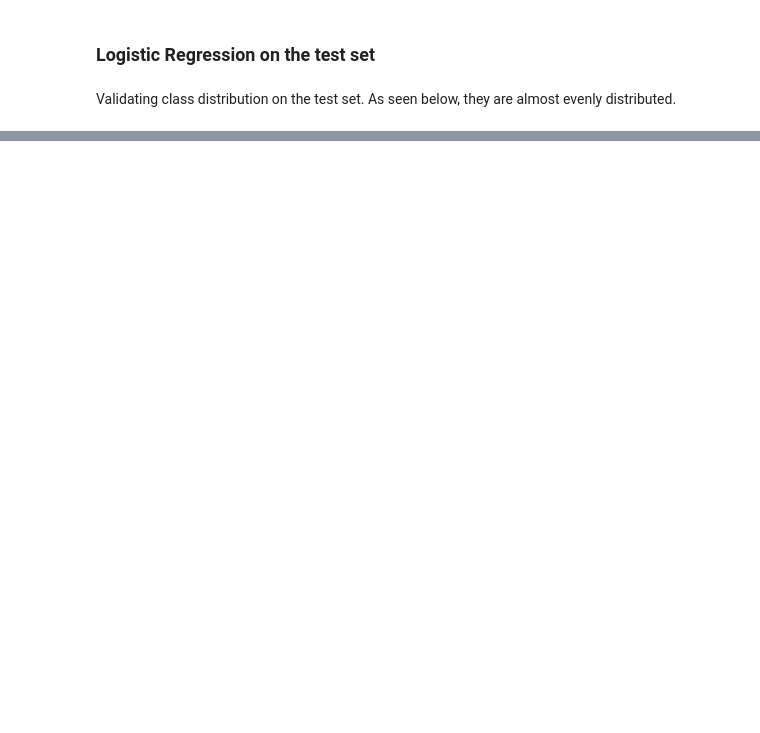
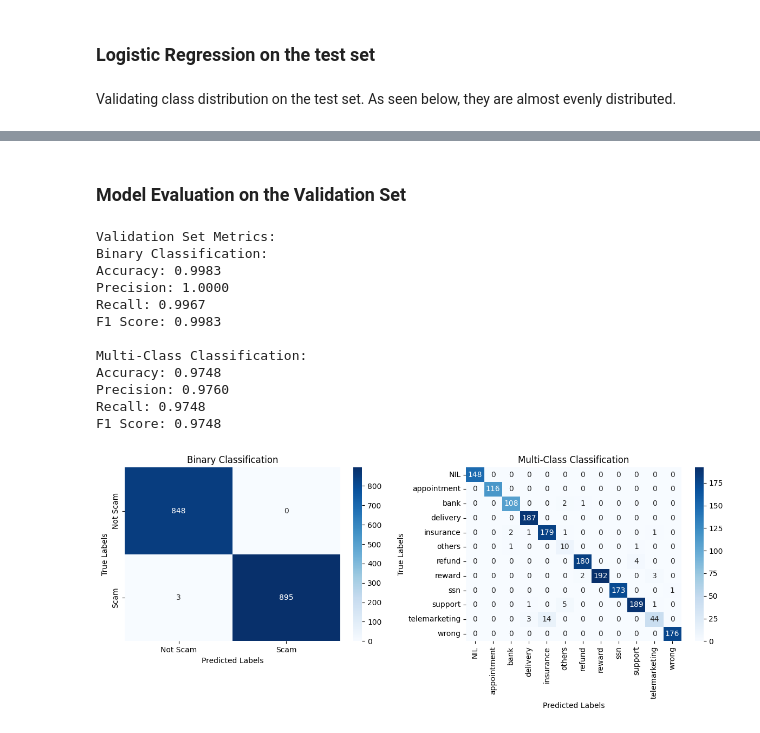
Before and after one commit to junxianyong/INF2008_P1-08, a Jupyter notebook: scam_detection/scam_detection.ipynb, the cells around one changed output, grey strips where cells are left out. Cells and saved outputs as stored; diff of their text form; code cells hidden in the pictures; blank space fills up the shorter version.

```diff
--- a/scam_detection/scam_detection.ipynb
+++ b/scam_detection/scam_detection.ipynb
@@ -861,0 +1332,35 @@ weighted avg       1.00      1.00      1.00      1746
+# %% [markdown]
+### Model Evaluation on the Validation Set
+# %%
+pred_label, pred_type = multi_task_model.predict(X_val)
+
+eval_label, eval_type = multi_task_model.evaluate(X_val, y1_val, y2_val)
+
+print("Validation Set Metrics:")
+print(f"Binary Classification:")
+print(f"Accuracy: {eval_label[0]:.4f}")
+print(f"Precision: {eval_label[1]:.4f}")
+print(f"Recall: {eval_label[2]:.4f}")
+print(f"F1 Score: {eval_label[3]:.4f}")
+
+print("\nMulti-Class Classification:")
+print(f"Accuracy: {eval_type[0]:.4f}")
+print(f"Precision: {eval_type[1]:.4f}")
+print(f"Recall: {eval_type[2]:.4f}")
+print(f"F1 Score: {eval_type[3]:.4f}")
+
+multi_task_model.plot_confusion_matrix(X_val, y1_val, y2_val, le.classes_)
+# %% [output]
+Validation Set Metrics:
+Binary Classification:
+Accuracy: 0.9983
+Precision: 1.0000
+Recall: 0.9967
+F1 Score: 0.9983
+
+Multi-Class Classification:
+Accuracy: 0.9748
+Precision: 0.9760
+Recall: 0.9748
+F1 Score: 0.9748
+[figure, added]
```
Also changed, not shown: parts of 36 cells of this notebook, 2 other files.
